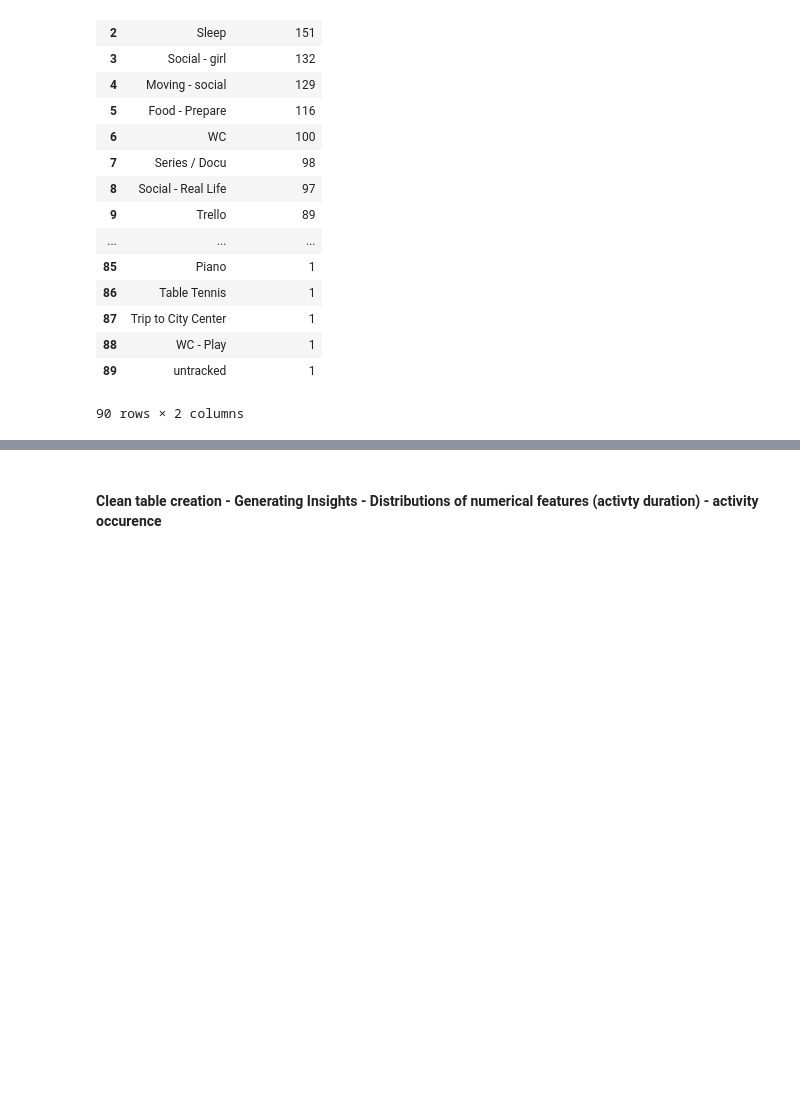
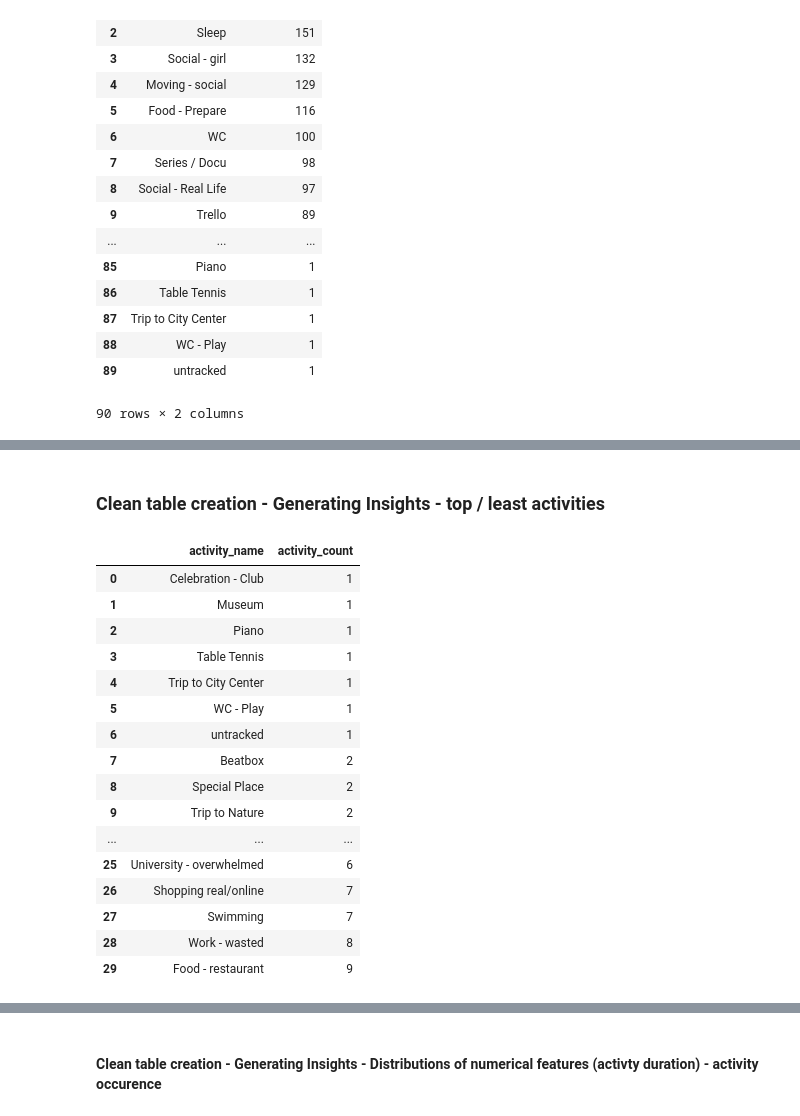
Before and after one commit to FollowJack/machine-learning-masterclass, a Jupyter notebook: project_10_activity_analysis/01_data_exploratory_analysis_sql.ipynb, the cells around one changed output, grey strips where cells are left out. Cells and saved outputs as stored; diff of their text form; code cells hidden in the pictures; blank space fills up the shorter version.

```diff
--- a/project_10_activity_analysis/01_data_exploratory_analysis_sql.ipynb
+++ b/project_10_activity_analysis/01_data_exploratory_analysis_sql.ipynb
@@ -442,0 +434,30 @@ get_most_asctivity_per_category(series)
+# %% [markdown]
+###  Clean table creation - Generating Insights -  top / least activities
+# %%
+query = """
+SELECT activity_name, COUNT(activity_name) AS activity_count
+FROM activity
+GROUP BY activity_name
+ORDER BY activity_count
+LIMIT({})
+""".format(n_limit)
+df_activity_count = pd.read_sql(query, connection)
+df_activity_count
+# %% [output]
+|  | activity_name | activity_count |
+| 0 | Celebration - Club | 1 |
+| 1 | Museum | 1 |
+| 2 | Piano | 1 |
+| 3 | Table Tennis | 1 |
+| 4 | Trip to City Center | 1 |
+| 5 | WC - Play | 1 |
+| 6 | untracked | 1 |
+| 7 | Beatbox | 2 |
+| 8 | Special Place | 2 |
+| 9 | Trip to Nature | 2 |
+| ... | ... | ... |
+| 25 | University - overwhelmed | 6 |
+| 26 | Shopping real/online | 7 |
+| 27 | Swimming | 7 |
+| 28 | Work - wasted | 8 |
+| 29 | Food - restaurant | 9 |
```
Also changed, not shown: parts of 11 cells of this notebook.
